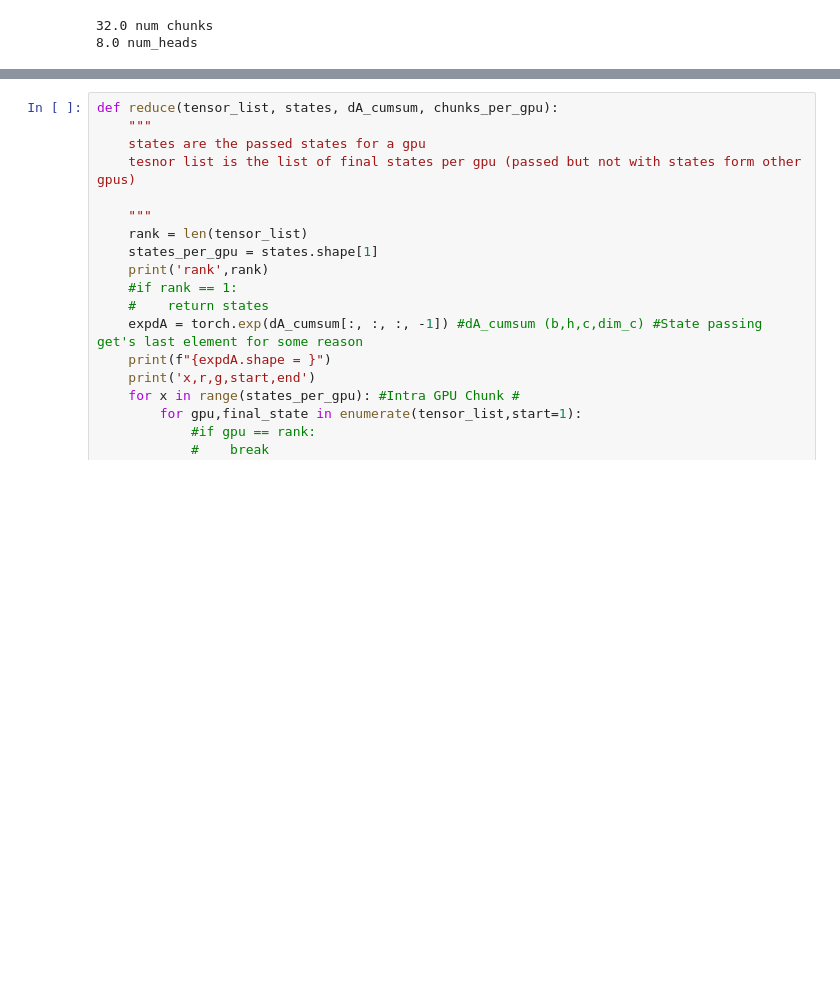
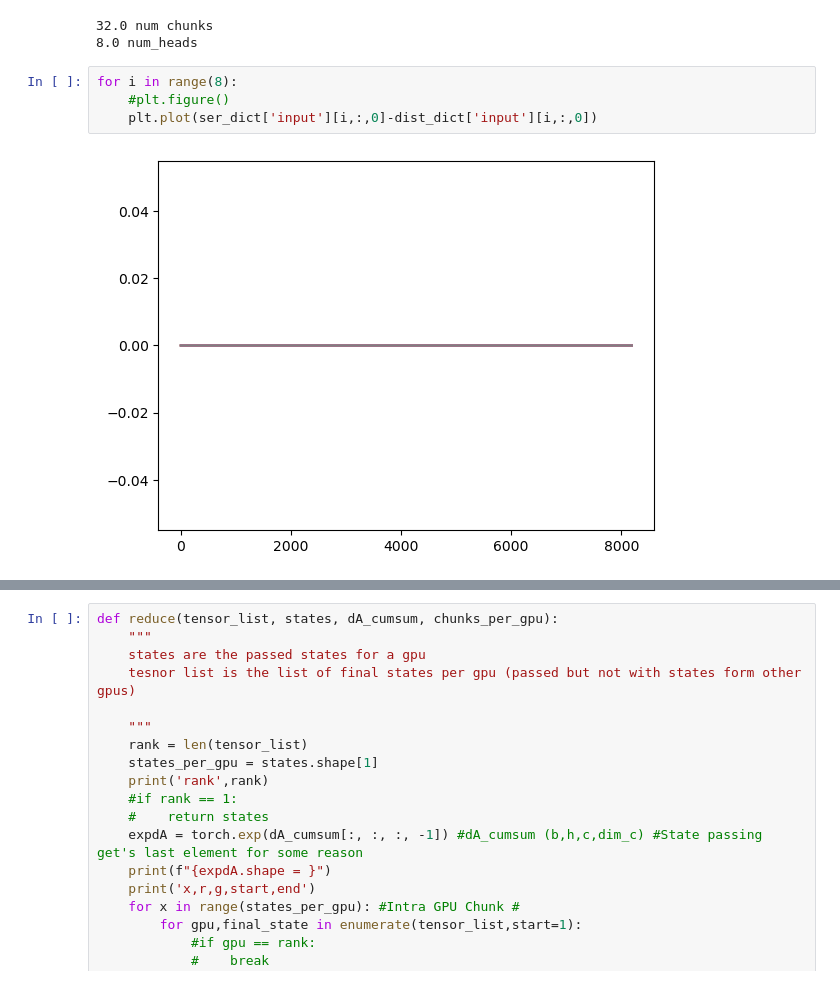
Before and after one commit to state-spaces/mamba, a Jupyter notebook: tests.ipynb, the cells around one changed output, grey strips where cells are left out. Drawn from its saved outputs; the diff is of its cells as text; blank space fills up the shorter version.

```diff
--- a/tests.ipynb
+++ b/tests.ipynb
@@ -79,3 +73,9 @@ print(256*2/64, 'num_heads')
 # %% [output]
 32.0 num chunks
 8.0 num_heads
+# %%
+for i in range(8):
+    #plt.figure()
+    plt.plot(ser_dict['input'][i,:,0]-dist_dict['input'][i,:,0])
+# %% [output]
+[figure, added]
```
Also changed, not shown: parts of 50 cells of this notebook, 2 other files.
